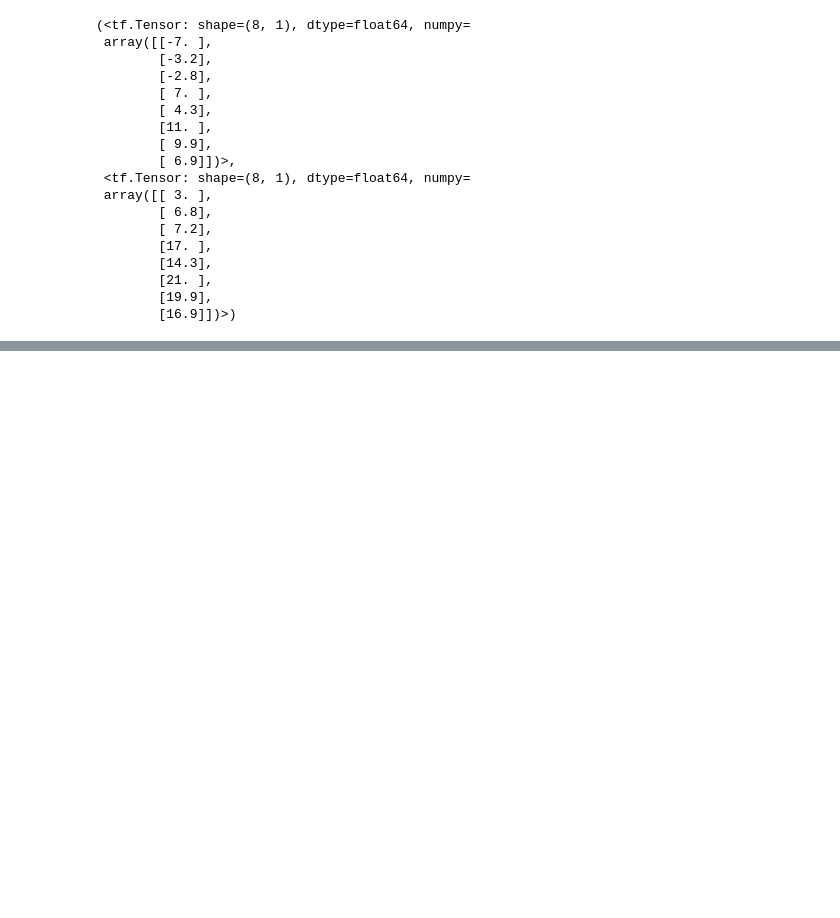
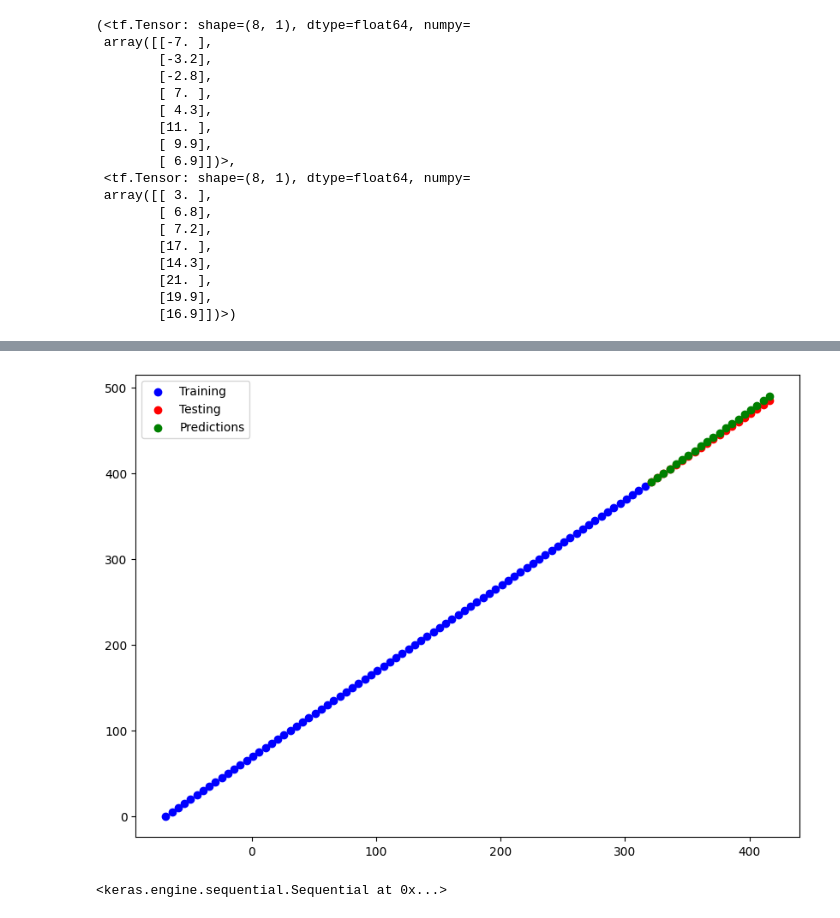
Before and after one commit to AkshadC/TensorFlow_Mastery_From_Udemy, a Jupyter notebook: NN_Regression.ipynb, the cells around one changed output, grey strips where cells are left out. Cells and saved outputs as stored; diff of their text form; code cells hidden in the pictures; blank space fills up the shorter version.

```diff
--- a/NN_Regression.ipynb
+++ b/NN_Regression.ipynb
@@ -159,0 +212,3 @@ model1.add(tf.keras.layers.Dense())
+# %%
+model1_loaded = tf.keras.models.load_model("model1_regression")
+model1_loaded
@@ -159,0 +241,3 @@ model1.add(tf.keras.layers.Dense())
+# %%
+plot_predictions(predictions=model1_loaded.predict(X_test))
+# %% [output]
@@ -159,0 +245,6 @@ model1.add(tf.keras.layers.Dense())
+[figure, added]
+# %%
+model1_loaded_h5 = tf.keras.models.load_model("model1_regression_HDF5.h5")
+model1_loaded_h5
+# %% [output]
+<keras.engine.sequential.Sequential at 0x...>
```
Also changed, not shown: parts of 19 cells of this notebook, 4 other files.
